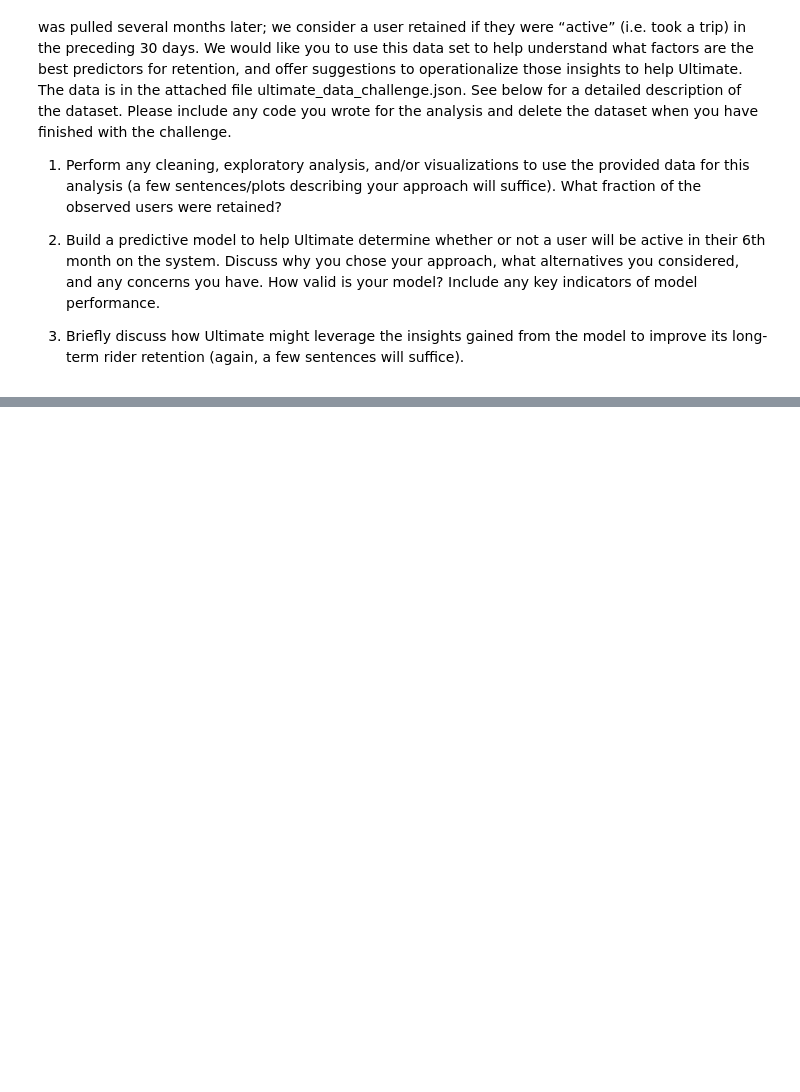
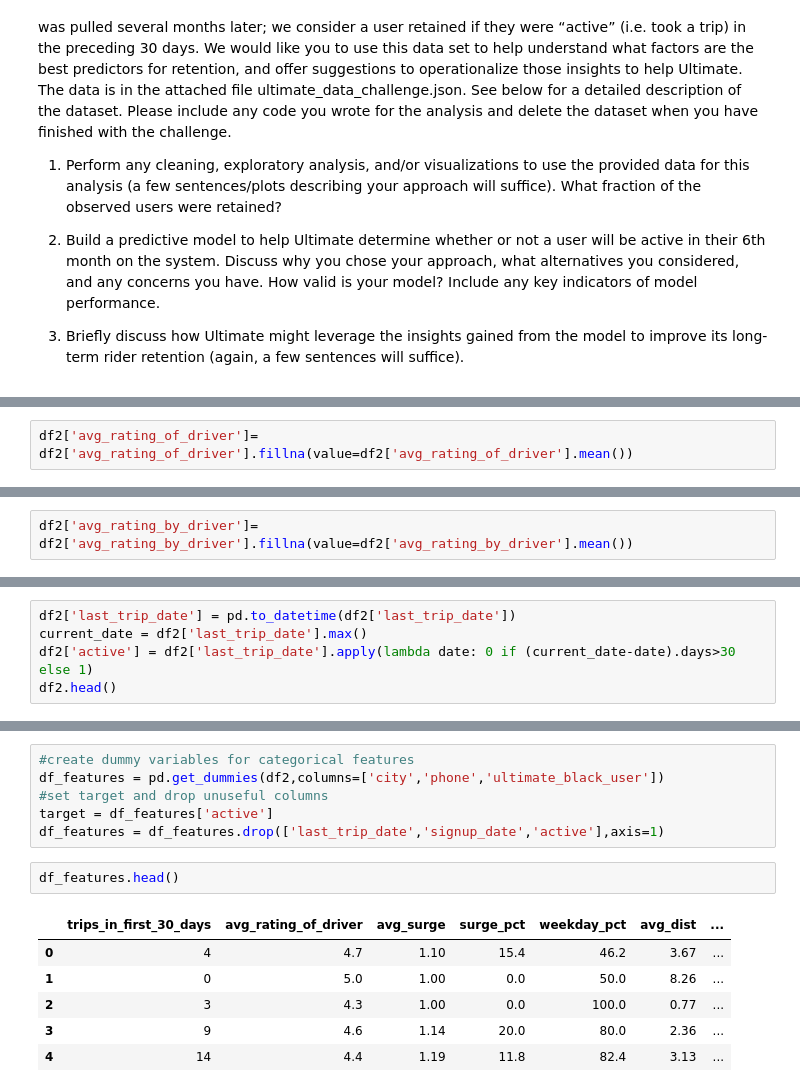
Before and after one commit to litchumah/ultimate_inc_challange, a Jupyter notebook: Untitled.ipynb, the cells around one changed output, grey strips where cells are left out. Drawn from its saved outputs; the diff is of its cells as text; blank space fills up the shorter version.

```diff
--- a/Untitled.ipynb
+++ b/Untitled.ipynb
@@ -171,0 +201,2 @@ dtype: bool
+# %%
+df2['avg_rating_of_driver']= df2['avg_rating_of_driver'].fillna(value=df2['avg_rating_of_driver'].mean())
@@ -171,0 +225,2 @@ dtype: bool
+# %%
+df2['avg_rating_by_driver']= df2['avg_rating_by_driver'].fillna(value=df2['avg_rating_by_driver'].mean())
@@ -171,0 +258,5 @@ dtype: bool
+# %%
+df2['last_trip_date'] = pd.to_datetime(df2['last_trip_date'])
+current_date = df2['last_trip_date'].max()
+df2['active'] = df2['last_trip_date'].apply(lambda date: 0 if (current_date-date).days>30 else 1)
+df2.head()
@@ -171,0 +270,15 @@ dtype: bool
+# %%
+#create dummy variables for categorical features
+df_features = pd.get_dummies(df2,columns=['city','phone','ultimate_black_user'])
+#set target and drop unuseful columns
+target = df_features['active']
+df_features = df_features.drop(['last_trip_date','signup_date','active'],axis=1)
+# %%
+df_features.head()
+# %% [output]
+|  | trips_in_first_30_days | avg_rating_of_driver | avg_surge | surge_pct | weekday_pct | avg_dist | ... |
+| 0 | 4 | 4.7 | 1.10 | 15.4 | 46.2 | 3.67 | ... |
+| 1 | 0 | 5.0 | 1.00 | 0.0 | 50.0 | 8.26 | ... |
+| 2 | 3 | 4.3 | 1.00 | 0.0 | 100.0 | 0.77 | ... |
+| 3 | 9 | 4.6 | 1.14 | 20.0 | 80.0 | 2.36 | ... |
+| 4 | 14 | 4.4 | 1.19 | 11.8 | 82.4 | 3.13 | ... |
```
Also changed, not shown: parts of 18 cells of this notebook.
